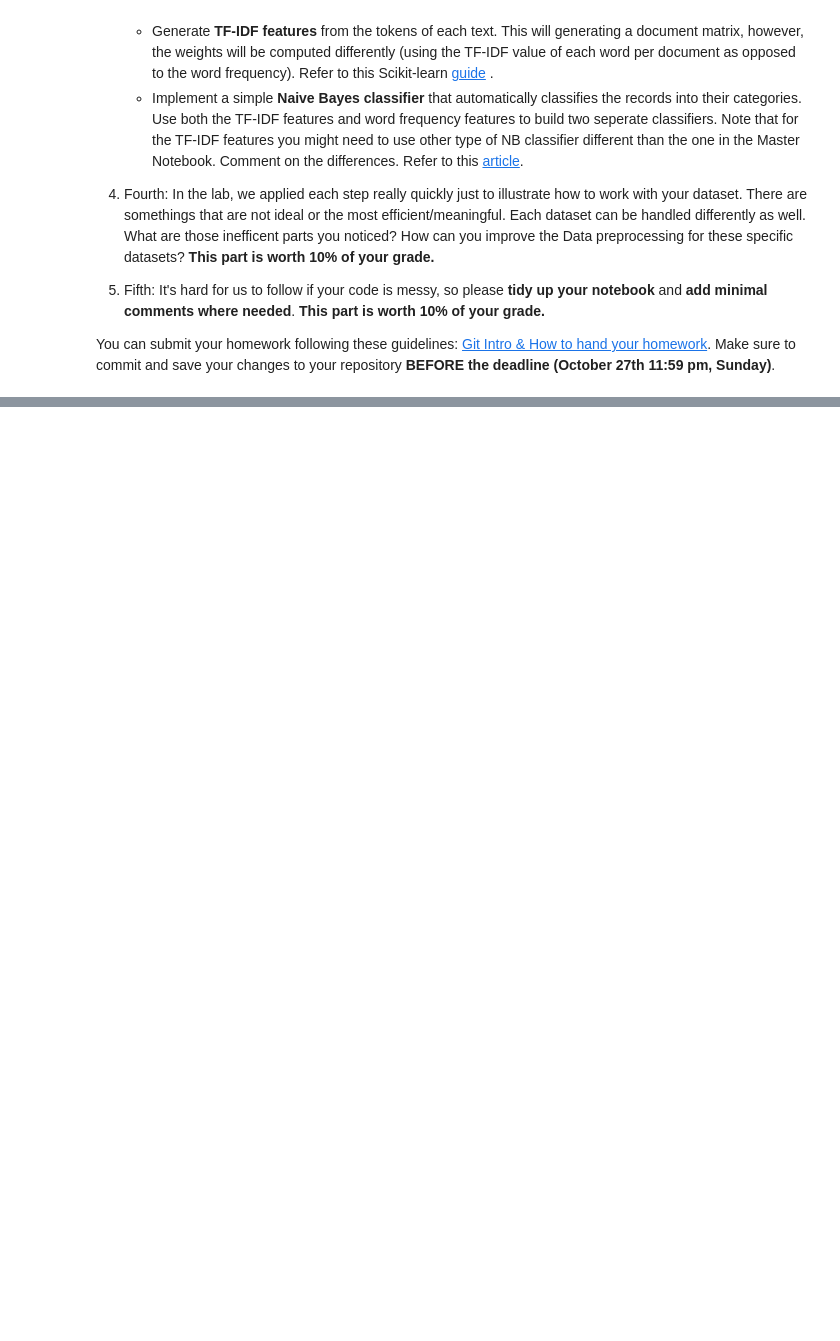
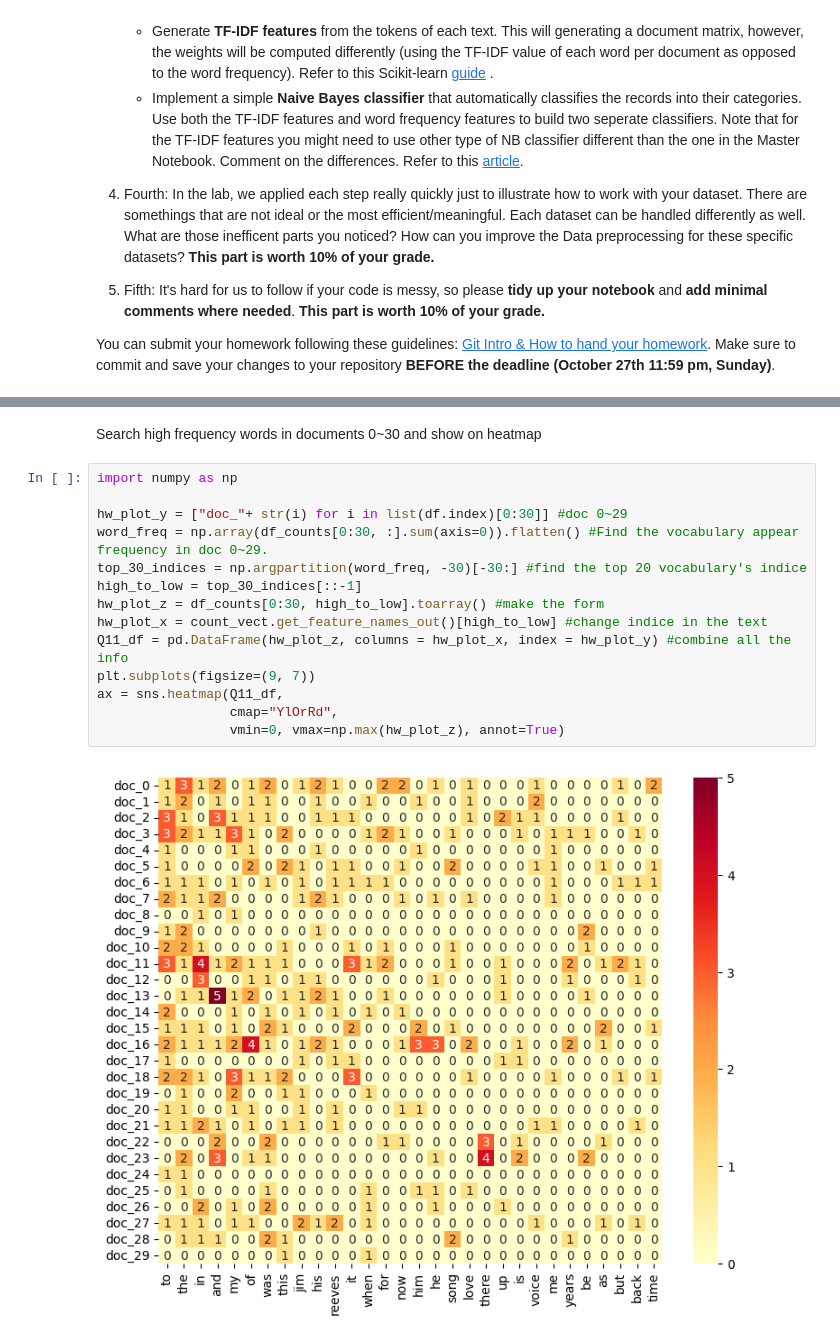
Before and after one commit to JamesHsu1221/DM2024-Lab1-Homework, a Jupyter notebook: DM2024-Lab1-Homework.ipynb, the cells around one changed output, grey strips where cells are left out. Drawn from its saved outputs; the diff is of its cells as text; blank space fills up the shorter version.

```diff
--- a/DM2024-Lab1-Homework.ipynb
+++ b/DM2024-Lab1-Homework.ipynb
@@ -35,0 +534,18 @@ You can submit your homework following these guidelines: [Git Intro & How to han
+# %% [markdown]
+Search high frequency words in documents 0~30 and show on heatmap
+# %%
+import numpy as np
+
+hw_plot_y = ["doc_"+ str(i) for i in list(df.index)[0:30]] #doc 0~29
+word_freq = np.array(df_counts[0:30, :].sum(axis=0)).flatten() #Find the vocabulary appear frequency in doc 0~29.
+top_30_indices = np.argpartition(word_freq, -30)[-30:] #find the top 20 vocabulary's indice
+high_to_low = top_30_indices[::-1]
+hw_plot_z = df_counts[0:30, high_to_low].toarray() #make the form
+hw_plot_x = count_vect.get_feature_names_out()[high_to_low] #change indice in the text
+Q11_df = pd.DataFrame(hw_plot_z, columns = hw_plot_x, index = hw_plot_y) #combine all the info
+plt.subplots(figsize=(9, 7))
+ax = sns.heatmap(Q11_df,
+                 cmap="YlOrRd",
+                 vmin=0, vmax=np.max(hw_plot_z), annot=True)
+# %% [output]
+[figure, added]
```
Also changed, not shown: parts of 74 cells of this notebook.
